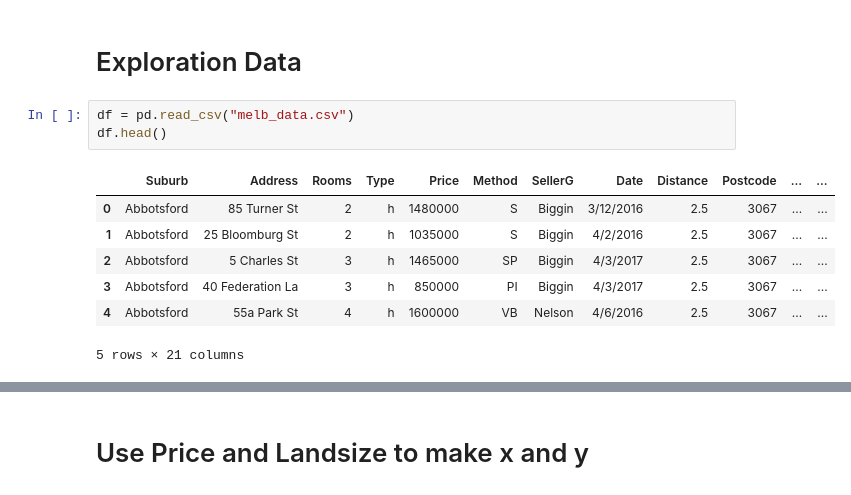
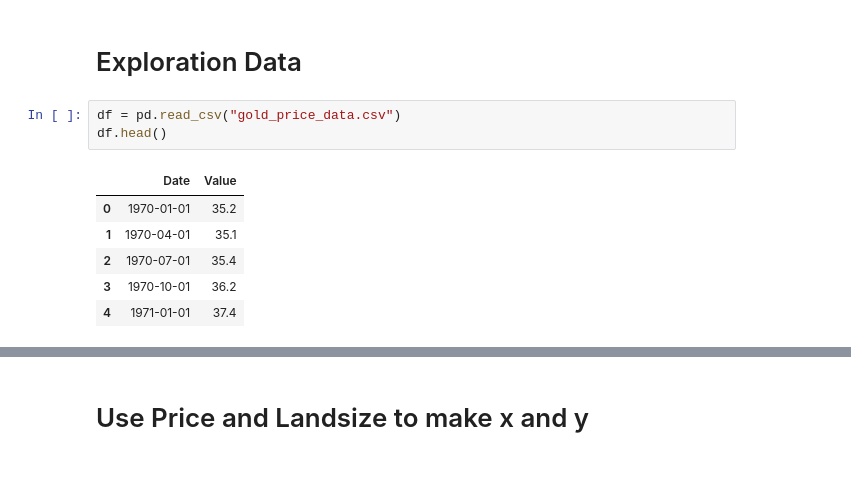
Before and after one commit to Muhamad-Alichwan/Machine-Learning-exercise, a Jupyter notebook: Regression_Machine_learning/Simple_Linear_Regression.ipynb, the cells around one changed output, grey strips where cells are left out. Cells and saved outputs as stored; diff of their text form.

```diff
--- a/Regression_Machine_learning/Simple_Linear_Regression.ipynb
+++ b/Regression_Machine_learning/Simple_Linear_Regression.ipynb
@@ -7,16 +43,15 @@ import matplotlib.pyplot as plt
 # %% [markdown]
 # Exploration Data
 # %%
-df = pd.read_csv("melb_data.csv")
+df = pd.read_csv("gold_price_data.csv")
 df.head()
 # %% [output]
-|  | Suburb | Address | Rooms | Type | Price | Method | SellerG | Date | Distance | Postcode | ... | ... |
-| 0 | Abbotsford | 85 Turner St | 2 | h | 1480000 | S | Biggin | 3/12/2016 | 2.5 | 3067 | ... | ... |
-| 1 | Abbotsford | 25 Bloomburg St | 2 | h | 1035000 | S | Biggin | 4/2/2016 | 2.5 | 3067 | ... | ... |
-| 2 | Abbotsford | 5 Charles St | 3 | h | 1465000 | SP | Biggin | 4/3/2017 | 2.5 | 3067 | ... | ... |
-| 3 | Abbotsford | 40 Federation La | 3 | h | 850000 | PI | Biggin | 4/3/2017 | 2.5 | 3067 | ... | ... |
-| 4 | Abbotsford | 55a Park St | 4 | h | 1600000 | VB | Nelson | 4/6/2016 | 2.5 | 3067 | ... | ... |
+|  | Date | Value |
+| 0 | 1970-01-01 | 35.2 |
+| 1 | 1970-04-01 | 35.1 |
+| 2 | 1970-07-01 | 35.4 |
+| 3 | 1970-10-01 | 36.2 |
+| 4 | 1971-01-01 | 37.4 |
-5 rows × 21 columns
 # %%
 df.info()
 # %% [output]
```
Also changed, not shown: parts of 14 cells of this notebook, 3 other files.
